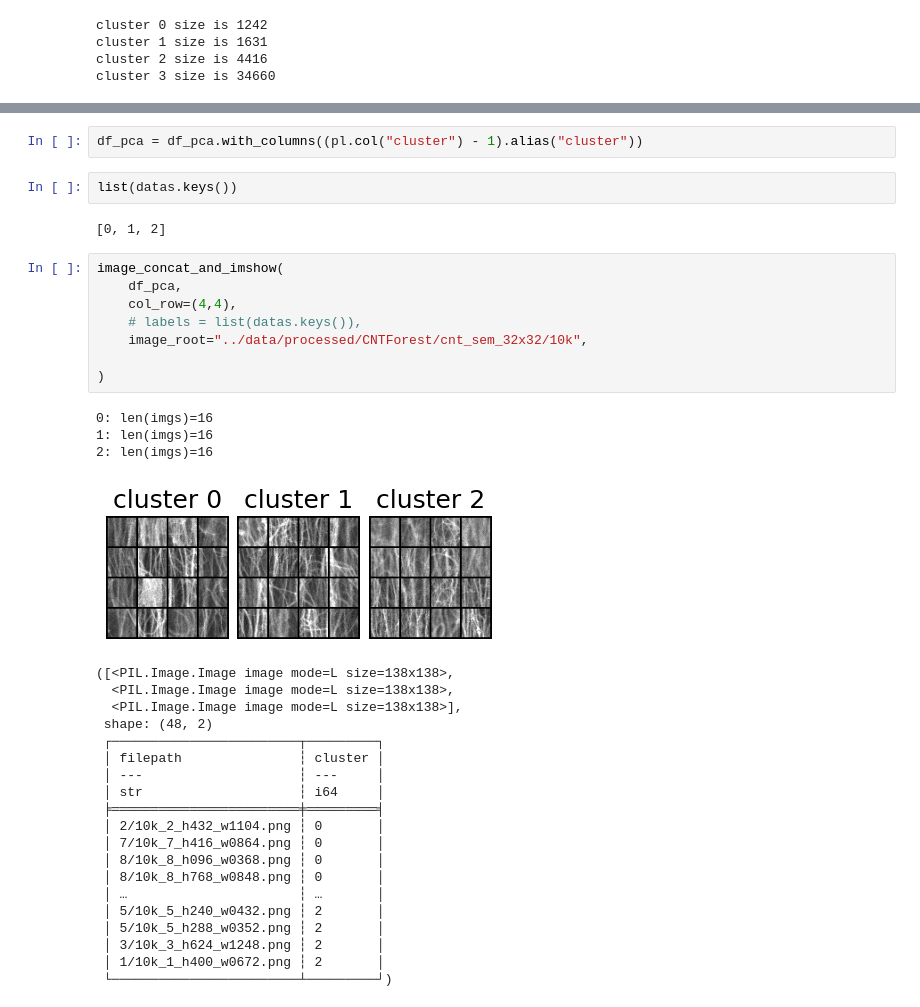
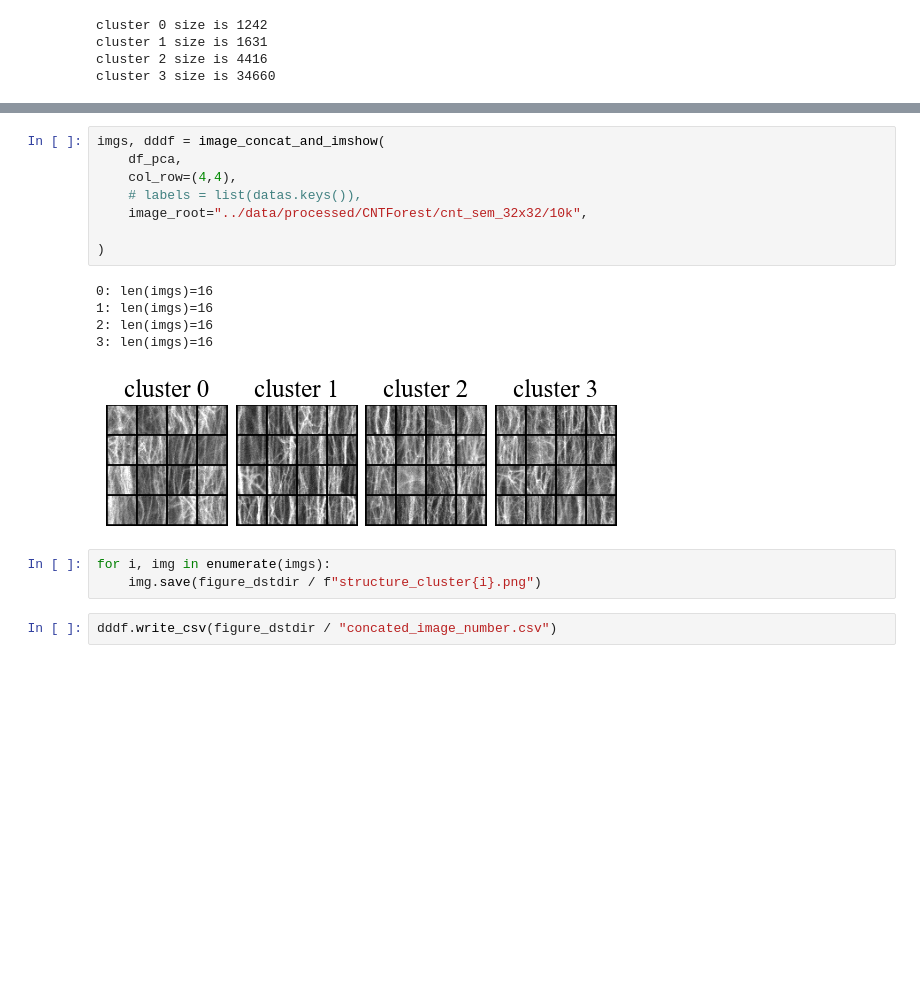
Before and after one commit to RyuichiShinseiB/Feature_extraction, a Jupyter notebook: notebooks/visualizing_features.ipynb, the cells around one changed output, grey strips where cells are left out. Saved outputs shown, nothing was run; the diff lists cells and outputs as text; blank space fills up the shorter version.

Commit message:
clustering

```diff
--- a/notebooks/visualizing_features.ipynb
+++ b/notebooks/visualizing_features.ipynb
@@ -113,41 +112,22 @@ for u, *_ in df_pca.select("cluster").unique().iter_rows():
 1
 2
 3
-# %%
-df_pca = df_pca.with_columns((pl.col("cluster") - 1).alias("cluster"))
-# %%
-list(datas.keys())
-# %% [output]
-[0, 1, 2]
 # %%
-image_concat_and_imshow(
+imgs, dddf = image_concat_and_imshow(
     df_pca,
     col_row=(4,4),
     # labels = list(datas.keys()),
     image_root="../data/processed/CNTForest/cnt_sem_32x32/10k",
 
 )
 # %% [output]
 0: len(imgs)=16
 1: len(imgs)=16
 2: len(imgs)=16
+3: len(imgs)=16
-[figure, old version]
+[figure, new version]
-([<PIL.Image.Image image mode=L size=138x138>,
-  <PIL.Image.Image image mode=L size=138x138>,
-  <PIL.Image.Image image mode=L size=138x138>],
- shape: (48, 2)
- ┌────────────────────────┬─────────┐
- │ filepath               ┆ cluster │
- │ ---                    ┆ ---     │
- │ str                    ┆ i64     │
- ╞════════════════════════╪═════════╡
- │ 2/10k_2_h432_w1104.png ┆ 0       │
- │ 7/10k_7_h416_w0864.png ┆ 0       │
- │ 8/10k_8_h096_w0368.png ┆ 0       │
- │ 8/10k_8_h768_w0848.png ┆ 0       │
- │ …                      ┆ …       │
- │ 5/10k_5_h240_w0432.png ┆ 2       │
- │ 5/10k_5_h288_w0352.png ┆ 2       │
- │ 3/10k_3_h624_w1248.png ┆ 2       │
- │ 1/10k_1_h400_w0672.png ┆ 2       │
- └────────────────────────┴─────────┘)
+# %%
+for i, img in enumerate(imgs):
+    img.save(figure_dstdir / f"structure_cluster{i}.png")
+# %%
+dddf.write_csv(figure_dstdir / "concated_image_number.csv")
```
Also changed, not shown: parts of 4 cells of this notebook, 1 other file.
